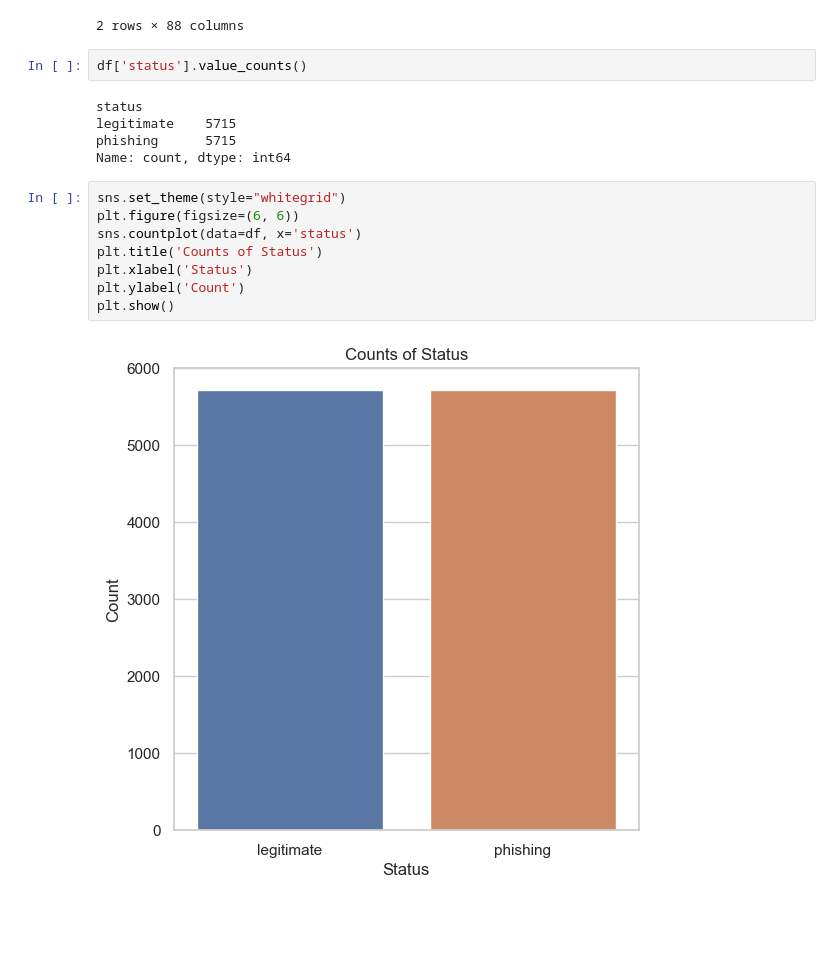
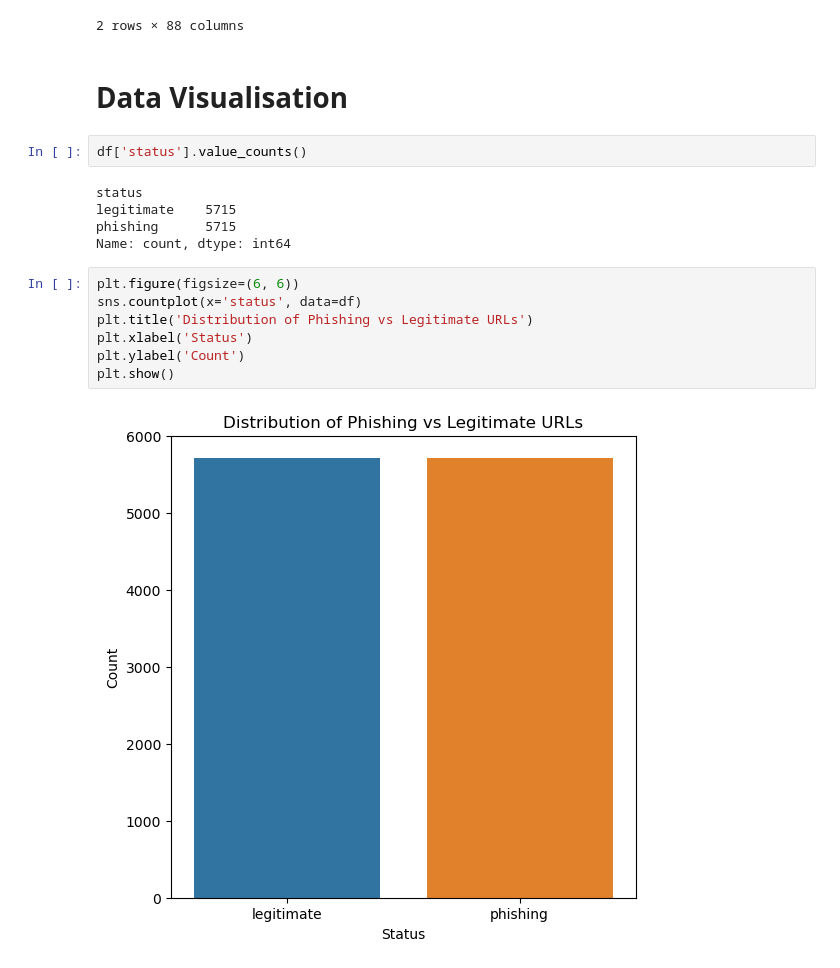
Before and after one commit to DhanrajGangireddy/Project, a Jupyter notebook: Trainingfile.ipynb, the cells around one changed output. Saved outputs shown, nothing was run; the diff lists cells and outputs as text; blank space fills up the shorter version.

Commit message:
Web phishing Detected

```diff
--- a/Trainingfile.ipynb
+++ b/Trainingfile.ipynb
@@ -166,6 +168,8 @@ df.groupby(['status']).count()
 | legitimate | 5715 | 5715 | 5715 | 5715 | 5715 | 5715 | 5715 | 5715 | 5715 | ... |
 | phishing | 5715 | 5715 | 5715 | 5715 | 5715 | 5715 | 5715 | 5715 | 5715 | ... |
 2 rows × 88 columns
+# %% [markdown]
+# Data Visualisation
 # %%
 df['status'].value_counts()
 # %% [output]
@@ -173,13 +177,12 @@ status
 legitimate    5715
 phishing      5715
 Name: count, dtype: int64
-# %%
-sns.set_theme(style="whitegrid")
-plt.figure(figsize=(6, 6))
-sns.countplot(data=df, x='status')
-plt.title('Counts of Status')
-plt.xlabel('Status')
-plt.ylabel('Count')
-plt.show()
-# %% [output]
-[figure, removed]
+# %%
+plt.figure(figsize=(6, 6))
+sns.countplot(x='status', data=df)
+plt.title('Distribution of Phishing vs Legitimate URLs')
+plt.xlabel('Status')
+plt.ylabel('Count')
+plt.show()
+# %% [output]
+[figure, added]
```
Also changed, not shown: parts of 35 cells of this notebook.
